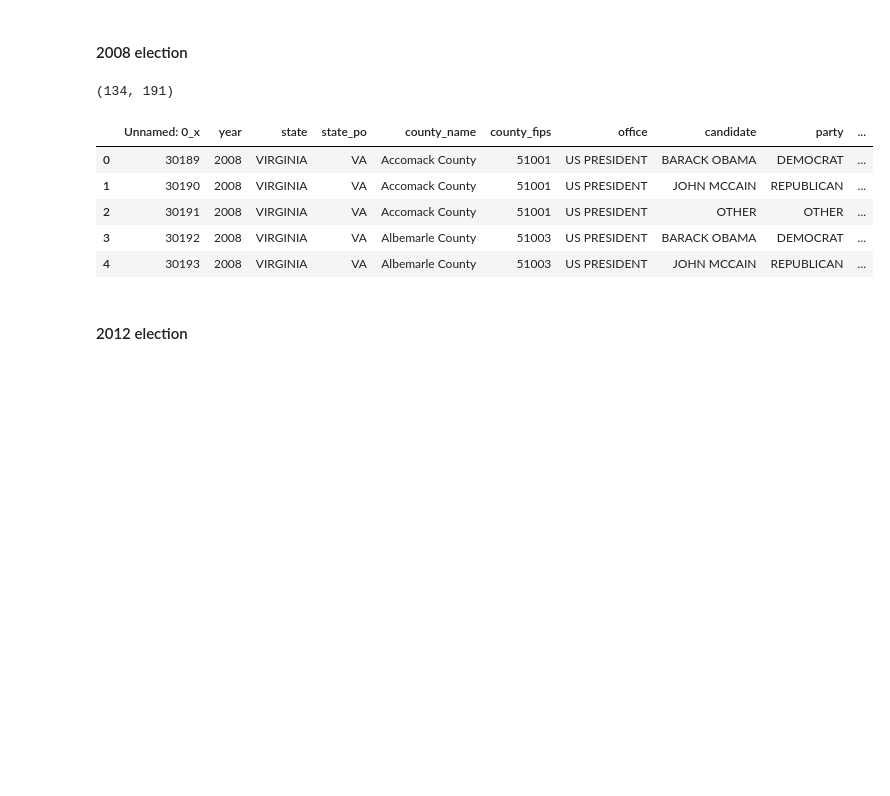
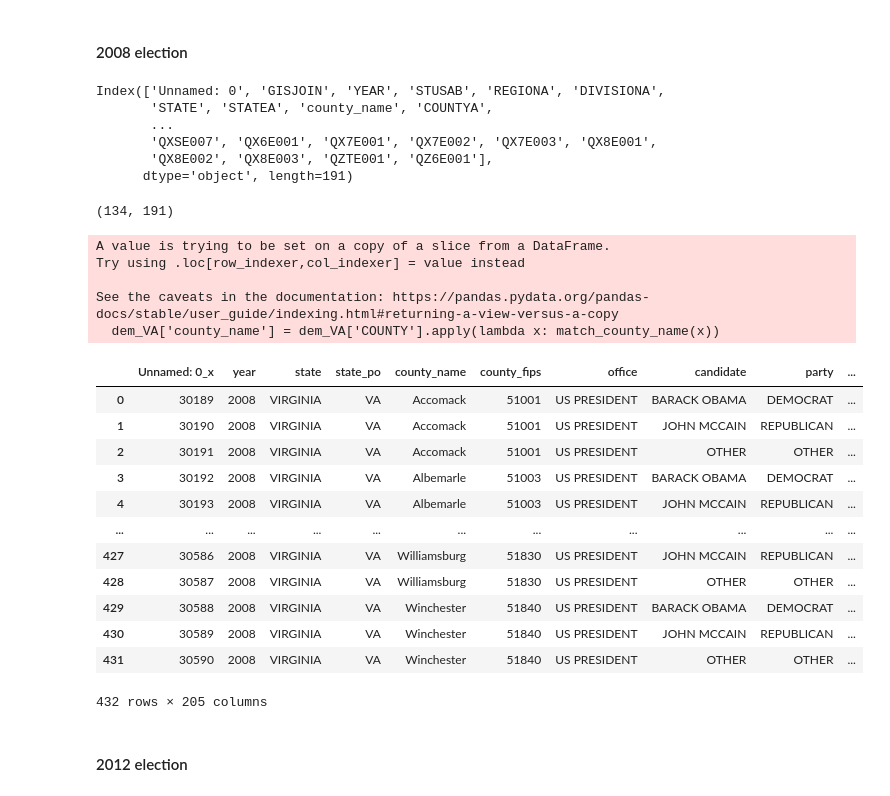
Before and after one commit to Catherine-Nguyen88/project_voting, a Jupyter notebook: merging_and_wrangling.ipynb, the cells around one changed output. Cells and saved outputs as stored; diff of their text form; code cells hidden in the pictures; blank space fills up the shorter version.

```diff
--- a/merging_and_wrangling.ipynb
+++ b/merging_and_wrangling.ipynb
@@ -35,10 +51,12 @@ voting_original.head(5)
 
 # modify voting CSV
 def match_county_name(county_name):
-  if county_name.endswith('CITY'):
-    return county_name.capitalize()
-  else:
-    return county_name.capitalize() + ' County'
+  # if county_name.endswith('CITY'):
+  #   capitalized_county_name = ' '.join(word.capitalize() if word.lower() != 'city' else word.lower() for word in county_name.split())
+  #   return capitalized_county_name
+  # else:
+  #   return county_name.capitalize() + ' County'
+  return county_name.replace(" COUNTY", "").replace(" CITY", "").title()
 
 voting_df = voting_original.copy()
 voting_df['county_name'] = voting_df['county_name'].apply(lambda x: match_county_name(x))
@@ -121,28 +155,55 @@ merged_2004.head(5)
 5 rows × 289 columns
 # %% [markdown]
 #### 2008 election
+# %%
+print(dem_VA.columns)
+# %% [output]
+Index(['Unnamed: 0', 'GISJOIN', 'YEAR', 'STUSAB', 'REGIONA', 'DIVISIONA',
+       'STATE', 'STATEA', 'county_name', 'COUNTYA',
+       ...
+       'QXSE007', 'QX6E001', 'QX7E001', 'QX7E002', 'QX7E003', 'QX8E001',
+       'QX8E002', 'QX8E003', 'QZTE001', 'QZ6E001'],
+      dtype='object', length=191)
 # %%
 # extract demographic data
 fname = './project_voting/data/county_data/0002_ds191_20125_county_E.csv'
 dem = pd.read_csv(fname)
 # need to drop the 1st row
 dem = dem.drop([0])
 dem_VA = dem[dem['STATE'] == 'Virginia']
 print(dem_VA.shape) # the shape is correct for VA
 # rename for merging
-dem_VA = dem_VA.rename(columns={'COUNTY':'county_name'})
+# dem_VA = dem_VA.rename(columns={'COUNTY':'county_name'})
+
+def match_county_name(county_name):
+  return county_name.replace(" County", "").replace(" city", "")
+
+dem_VA['county_name'] = dem_VA['COUNTY'].apply(lambda x: match_county_name(x))
+dem_VA.head()
 
 # merge the datasets
 merged_2008 = voting_2008.merge(dem_VA, on='county_name', how='left')
-merged_2008.head(5)
+merged_2008
 # %% [output]
 (134, 191)
+A value is trying to be set on a copy of a slice from a DataFrame.
+Try using .loc[row_indexer,col_indexer] = value instead
+
+See the caveats in the documentation: https://pandas.pydata.org/pandas-docs/stable/user_guide/indexing.html#returning-a-view-versus-a-copy
+  dem_VA['county_name'] = dem_VA['COUNTY'].apply(lambda x: match_county_name(x))
 |  | Unnamed: 0_x | year | state | state_po | county_name | county_fips | office | candidate | party | ... |
-| 0 | 30189 | 2008 | VIRGINIA | VA | Accomack County | 51001 | US PRESIDENT | BARACK OBAMA | DEMOCRAT | ... |
-| 1 | 30190 | 2008 | VIRGINIA | VA | Accomack County | 51001 | US PRESIDENT | JOHN MCCAIN | REPUBLICAN | ... |
-| 2 | 30191 | 2008 | VIRGINIA | VA | Accomack County | 51001 | US PRESIDENT | OTHER | OTHER | ... |
-| 3 | 30192 | 2008 | VIRGINIA | VA | Albemarle County | 51003 | US PRESIDENT | BARACK OBAMA | DEMOCRAT | ... |
-| 4 | 30193 | 2008 | VIRGINIA | VA | Albemarle County | 51003 | US PRESIDENT | JOHN MCCAIN | REPUBLICAN | ... |
+| 0 | 30189 | 2008 | VIRGINIA | VA | Accomack | 51001 | US PRESIDENT | BARACK OBAMA | DEMOCRAT | ... |
+| 1 | 30190 | 2008 | VIRGINIA | VA | Accomack | 51001 | US PRESIDENT | JOHN MCCAIN | REPUBLICAN | ... |
+| 2 | 30191 | 2008 | VIRGINIA | VA | Accomack | 51001 | US PRESIDENT | OTHER | OTHER | ... |
+| 3 | 30192 | 2008 | VIRGINIA | VA | Albemarle | 51003 | US PRESIDENT | BARACK OBAMA | DEMOCRAT | ... |
+| 4 | 30193 | 2008 | VIRGINIA | VA | Albemarle | 51003 | US PRESIDENT | JOHN MCCAIN | REPUBLICAN | ... |
+| ... | ... | ... | ... | ... | ... | ... | ... | ... | ... | ... |
+| 427 | 30586 | 2008 | VIRGINIA | VA | Williamsburg | 51830 | US PRESIDENT | JOHN MCCAIN | REPUBLICAN | ... |
+| 428 | 30587 | 2008 | VIRGINIA | VA | Williamsburg | 51830 | US PRESIDENT | OTHER | OTHER | ... |
+| 429 | 30588 | 2008 | VIRGINIA | VA | Winchester | 51840 | US PRESIDENT | BARACK OBAMA | DEMOCRAT | ... |
+| 430 | 30589 | 2008 | VIRGINIA | VA | Winchester | 51840 | US PRESIDENT | JOHN MCCAIN | REPUBLICAN | ... |
+| 431 | 30590 | 2008 | VIRGINIA | VA | Winchester | 51840 | US PRESIDENT | OTHER | OTHER | ... |
+432 rows × 205 columns
 # %% [markdown]
 #### 2012 election
 # %%
```
Also changed, not shown: parts of 16 cells of this notebook.
